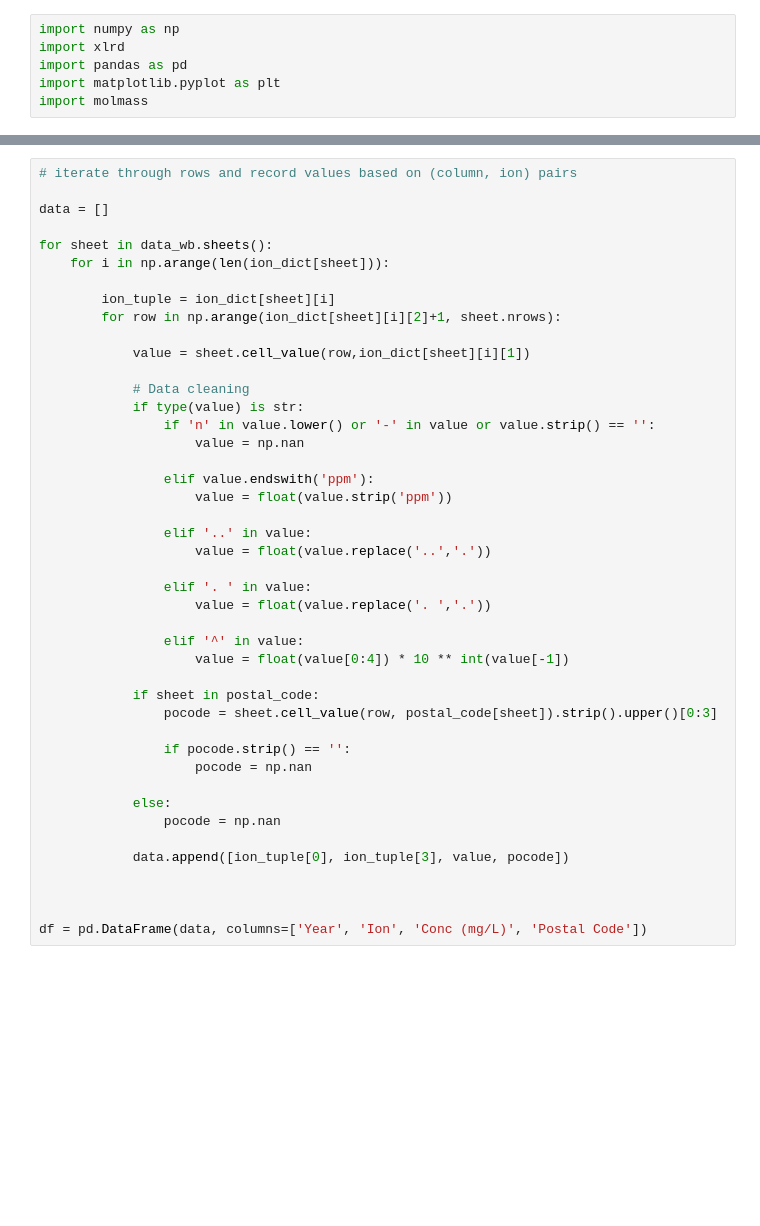
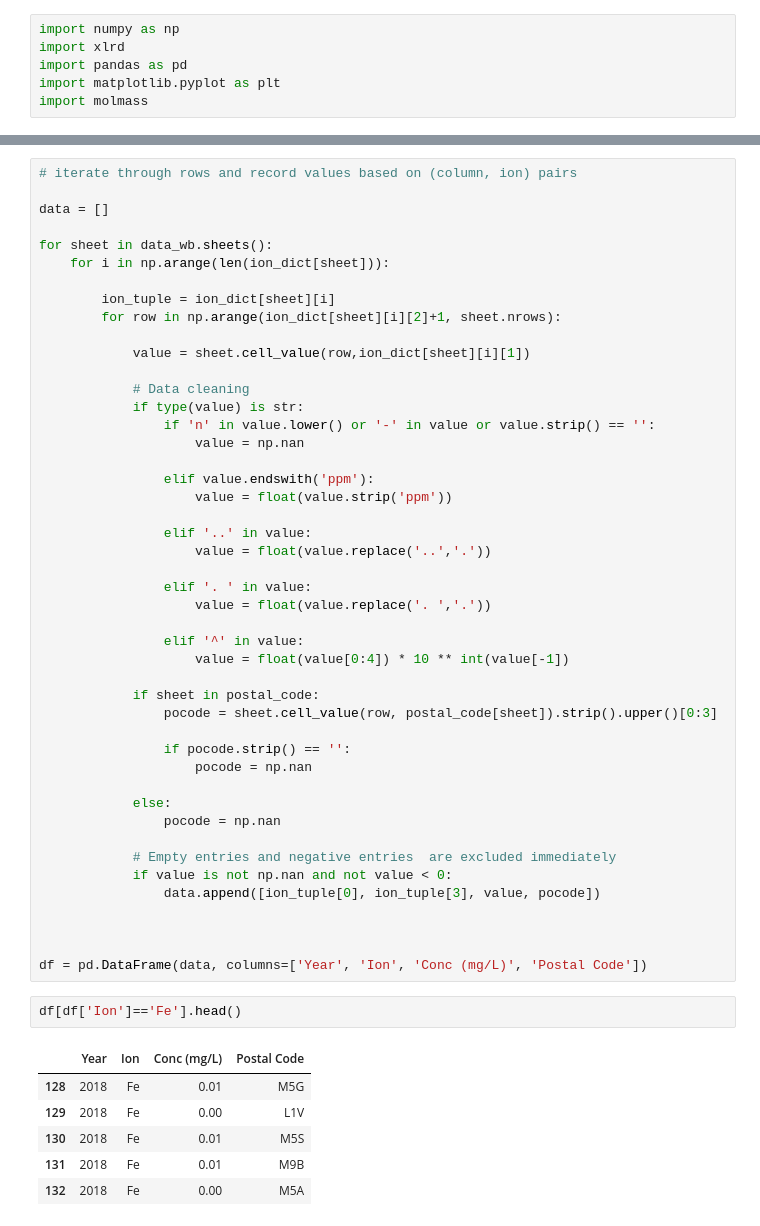
Before and after one commit to E-Lombo/che223-statistics, a Jupyter notebook: Assignment 1/data_extraction.ipynb, the cells around one changed output, grey strips where cells are left out. Saved outputs shown, nothing was run; the diff lists cells and outputs as text; blank space fills up the shorter version.

```diff
--- a/Assignment 1/data_extraction.ipynb
+++ b/Assignment 1/data_extraction.ipynb
@@ -73,8 +77,19 @@ for sheet in data_wb.sheets():
             else:
                 pocode = np.nan
 
-            data.append([ion_tuple[0], ion_tuple[3], value, pocode])
+            # Empty entries and negative entries  are excluded immediately
+            if value is not np.nan and not value < 0:
+                data.append([ion_tuple[0], ion_tuple[3], value, pocode])
 
 
 
 df = pd.DataFrame(data, columns=['Year', 'Ion', 'Conc (mg/L)', 'Postal Code'])
+# %%
+df[df['Ion']=='Fe'].head()
+# %% [output]
+|  | Year | Ion | Conc (mg/L) | Postal Code |
+| 128 | 2018 | Fe | 0.01 | M5G |
+| 129 | 2018 | Fe | 0.00 | L1V |
+| 130 | 2018 | Fe | 0.01 | M5S |
+| 131 | 2018 | Fe | 0.01 | M9B |
+| 132 | 2018 | Fe | 0.00 | M5A |
```
Also changed, not shown: parts of 5 cells of this notebook, 1 other file.
